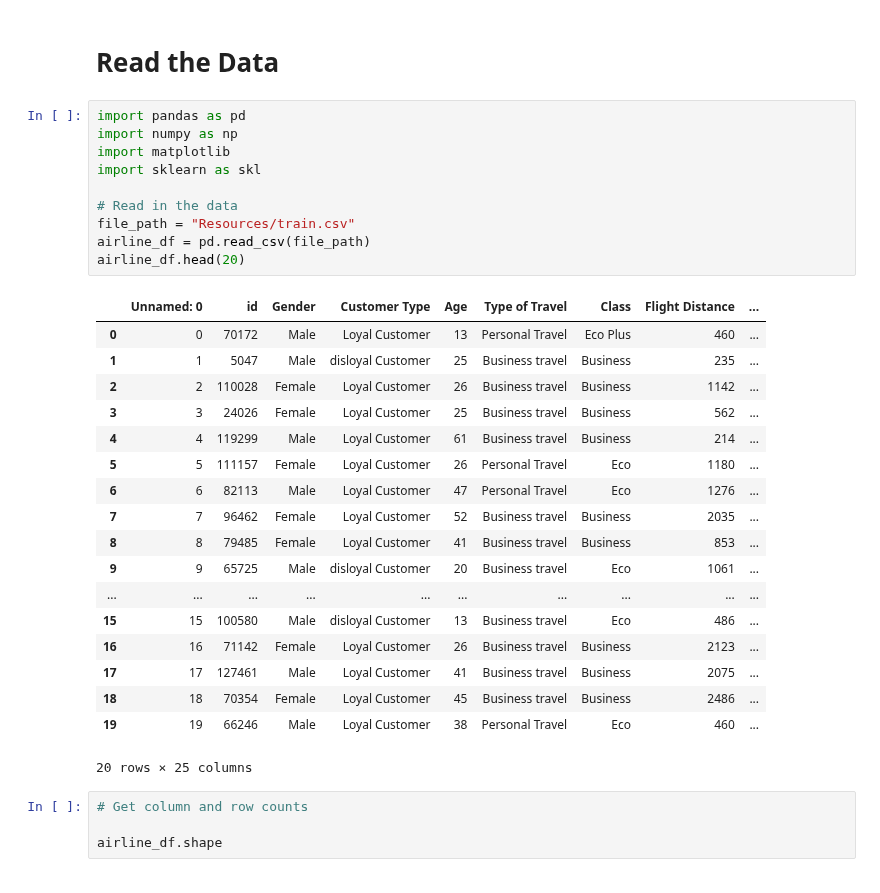
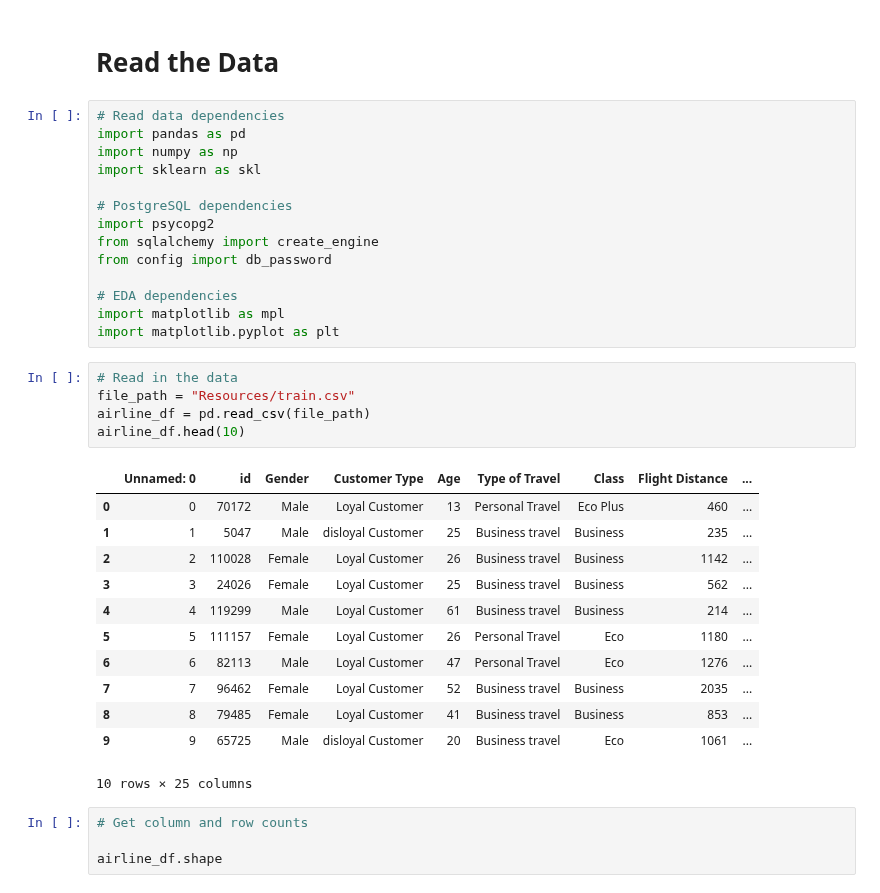
Before and after one commit to speplinski3/G3_Santander_Customer_Satisfaction, a Jupyter notebook: Airline_ETL.ipynb, the cells around one changed output. Saved outputs shown, nothing was run; the diff lists cells and outputs as text.

Commit message:
postgresql

```diff
--- a/Airline_ETL.ipynb
+++ b/Airline_ETL.ipynb
@@ -1,34 +1,37 @@
 # %% [markdown]
 # Read the Data
 # %%
+# Read data dependencies
 import pandas as pd
 import numpy as np
-import matplotlib
 import sklearn as skl
 
-# Read in the data
-file_path = "Resources/train.csv"
-airline_df = pd.read_csv(file_path)
-airline_df.head(20)
+# PostgreSQL dependencies
+import psycopg2
+from sqlalchemy import create_engine
+from config import db_password
+
+# EDA dependencies
+import matplotlib as mpl
+import matplotlib.pyplot as plt
-# %% [output]
-|  | Unnamed: 0 | id | Gender | Customer Type | Age | Type of Travel | Class | Flight Distance | ... |
-| 0 | 0 | 70172 | Male | Loyal Customer | 13 | Personal Travel | Eco Plus | 460 | ... |
-| 1 | 1 | 5047 | Male | disloyal Customer | 25 | Business travel | Business | 235 | ... |
-| 2 | 2 | 110028 | Female | Loyal Customer | 26 | Business travel | Business | 1142 | ... |
-| 3 | 3 | 24026 | Female | Loyal Customer | 25 | Business travel | Business | 562 | ... |
-| 4 | 4 | 119299 | Male | Loyal Customer | 61 | Business travel | Business | 214 | ... |
-| 5 | 5 | 111157 | Female | Loyal Customer | 26 | Personal Travel | Eco | 1180 | ... |
-| 6 | 6 | 82113 | Male | Loyal Customer | 47 | Personal Travel | Eco | 1276 | ... |
-| 7 | 7 | 96462 | Female | Loyal Customer | 52 | Business travel | Business | 2035 | ... |
-| 8 | 8 | 79485 | Female | Loyal Customer | 41 | Business travel | Business | 853 | ... |
-| 9 | 9 | 65725 | Male | disloyal Customer | 20 | Business travel | Eco | 1061 | ... |
-| ... | ... | ... | ... | ... | ... | ... | ... | ... | ... |
-| 15 | 15 | 100580 | Male | disloyal Customer | 13 | Business travel | Eco | 486 | ... |
-| 16 | 16 | 71142 | Female | Loyal Customer | 26 | Business travel | Business | 2123 | ... |
-| 17 | 17 | 127461 | Male | Loyal Customer | 41 | Business travel | Business | 2075 | ... |
-| 18 | 18 | 70354 | Female | Loyal Customer | 45 | Business travel | Business | 2486 | ... |
-| 19 | 19 | 66246 | Male | Loyal Customer | 38 | Personal Travel | Eco | 460 | ... |
-20 rows × 25 columns
+# %%
+# Read in the data
+file_path = "Resources/train.csv"
+airline_df = pd.read_csv(file_path)
+airline_df.head(10)
+# %% [output]
+|  | Unnamed: 0 | id | Gender | Customer Type | Age | Type of Travel | Class | Flight Distance | ... |
+| 0 | 0 | 70172 | Male | Loyal Customer | 13 | Personal Travel | Eco Plus | 460 | ... |
+| 1 | 1 | 5047 | Male | disloyal Customer | 25 | Business travel | Business | 235 | ... |
+| 2 | 2 | 110028 | Female | Loyal Customer | 26 | Business travel | Business | 1142 | ... |
+| 3 | 3 | 24026 | Female | Loyal Customer | 25 | Business travel | Business | 562 | ... |
+| 4 | 4 | 119299 | Male | Loyal Customer | 61 | Business travel | Business | 214 | ... |
+| 5 | 5 | 111157 | Female | Loyal Customer | 26 | Personal Travel | Eco | 1180 | ... |
+| 6 | 6 | 82113 | Male | Loyal Customer | 47 | Personal Travel | Eco | 1276 | ... |
+| 7 | 7 | 96462 | Female | Loyal Customer | 52 | Business travel | Business | 2035 | ... |
+| 8 | 8 | 79485 | Female | Loyal Customer | 41 | Business travel | Business | 853 | ... |
+| 9 | 9 | 65725 | Male | disloyal Customer | 20 | Business travel | Eco | 1061 | ... |
+10 rows × 25 columns
 # %%
 # Get column and row counts
 
```
Also changed, not shown: parts of 10 cells of this notebook, 2 other files.
